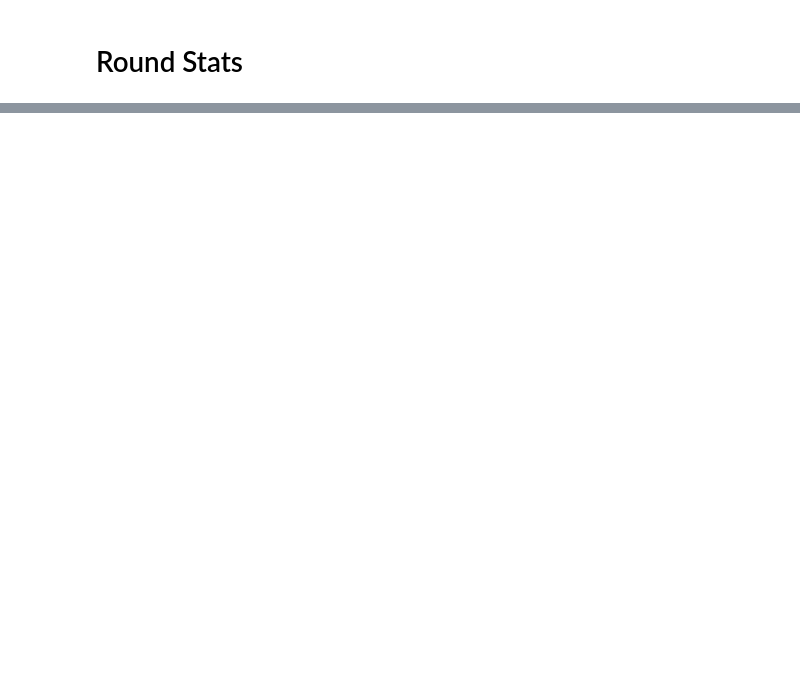
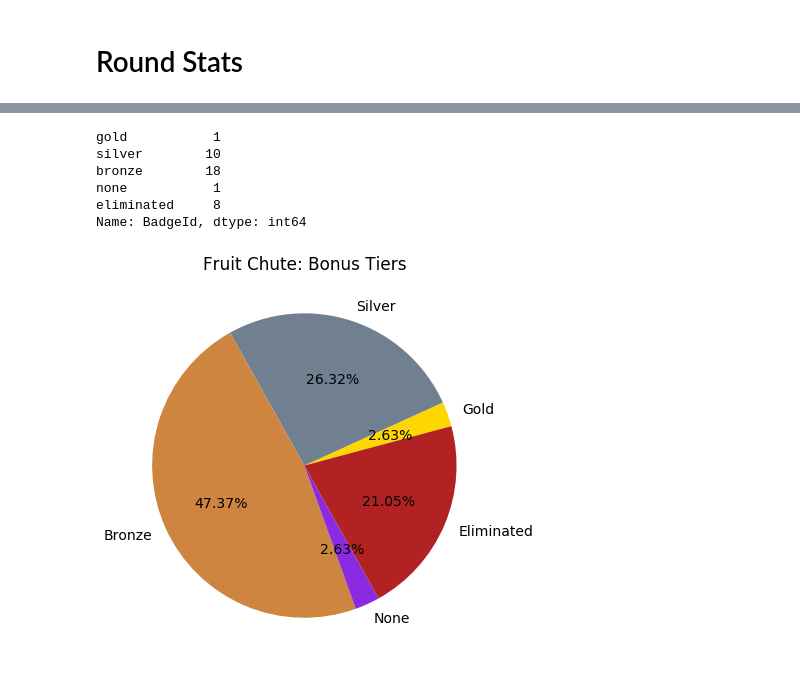
Before and after one commit to jvmohr/dataScience, a Jupyter notebook: Fall Guys/Fall Guys Data Exploration.ipynb, the cells around one changed output, grey strips where cells are left out. Cells and saved outputs as stored; diff of their text form; code cells hidden in the pictures; blank space fills up the shorter version.

```diff
--- a/Fall Guys/Fall Guys Data Exploration.ipynb
+++ b/Fall Guys/Fall Guys Data Exploration.ipynb
@@ -267,0 +168,11 @@ dtype: float64
+# %%
+# pie chart for a certain map - bonus tier
+fgv.mapBonusTiersPie(rounds_df, 'round_dodge_fall', eliminated=True, percent=True)
+# %% [output]
+gold           1
+silver        10
+bronze        18
+none           1
+eliminated     8
+Name: BadgeId, dtype: int64
+[figure, added]
```
Also changed, not shown: parts of 43 cells of this notebook, 8 other files.
